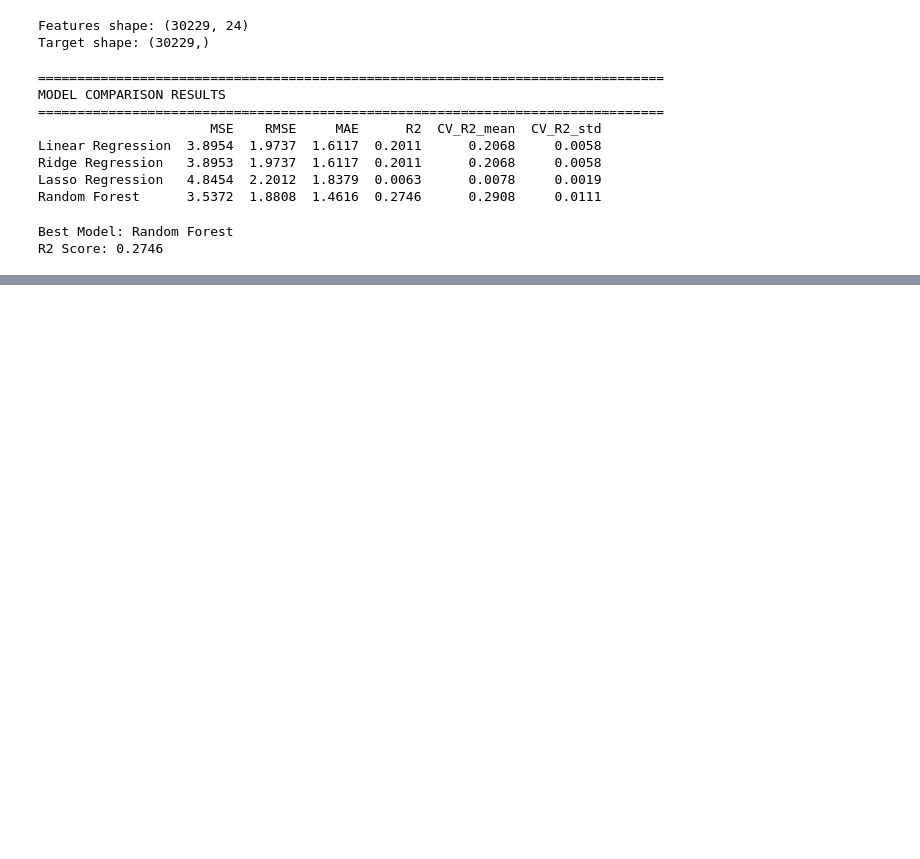
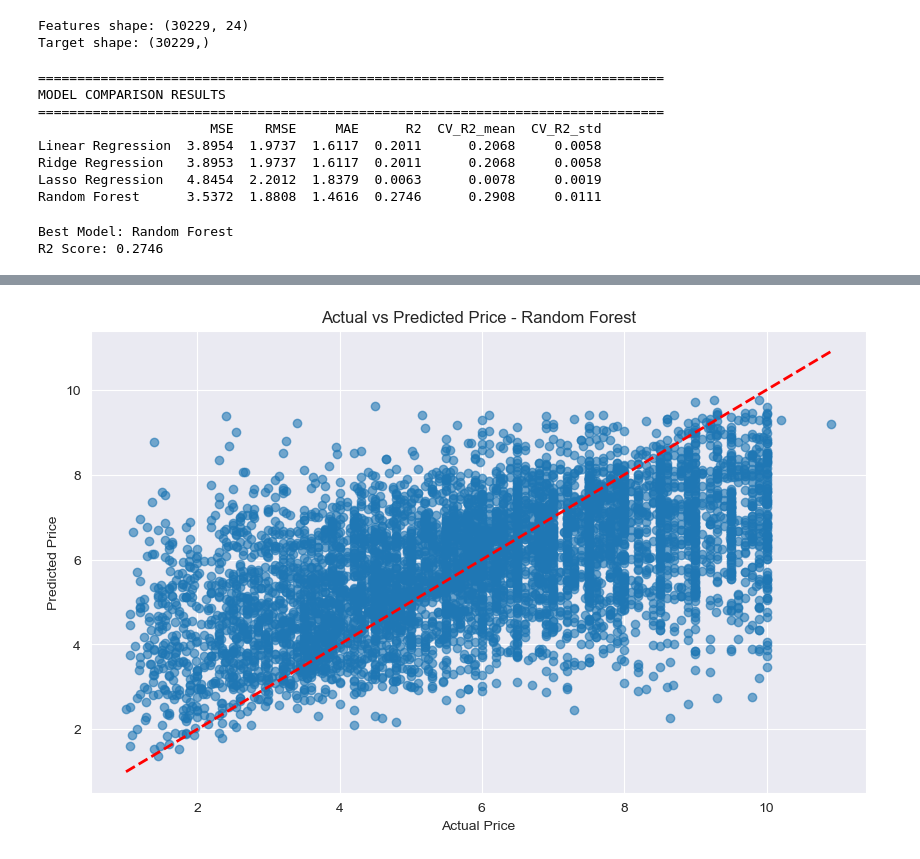
Before and after one commit to vietviet08/house-prediction, a Jupyter notebook: prediction.ipynb, the cells around one changed output, grey strips where cells are left out. Cells and saved outputs as stored; diff of their text form; code cells hidden in the pictures; blank space fills up the shorter version.

```diff
--- a/prediction.ipynb
+++ b/prediction.ipynb
@@ -271,0 +307,11 @@ R2 Score: 0.2746
+# %%
+# Prediction vs Actual plot
+plt.figure(figsize=(10, 6))
+plt.scatter(y_test, y_pred_best, alpha=0.6)
+plt.plot([y_test.min(), y_test.max()], [y_test.min(), y_test.max()], 'r--', lw=2)
+plt.xlabel('Actual Price')
+plt.ylabel('Predicted Price')
+plt.title(f'Actual vs Predicted Price - {best_model_name}')
+plt.show()
+# %% [output]
+[figure, added]
```
Also changed, not shown: parts of 3 cells of this notebook.
